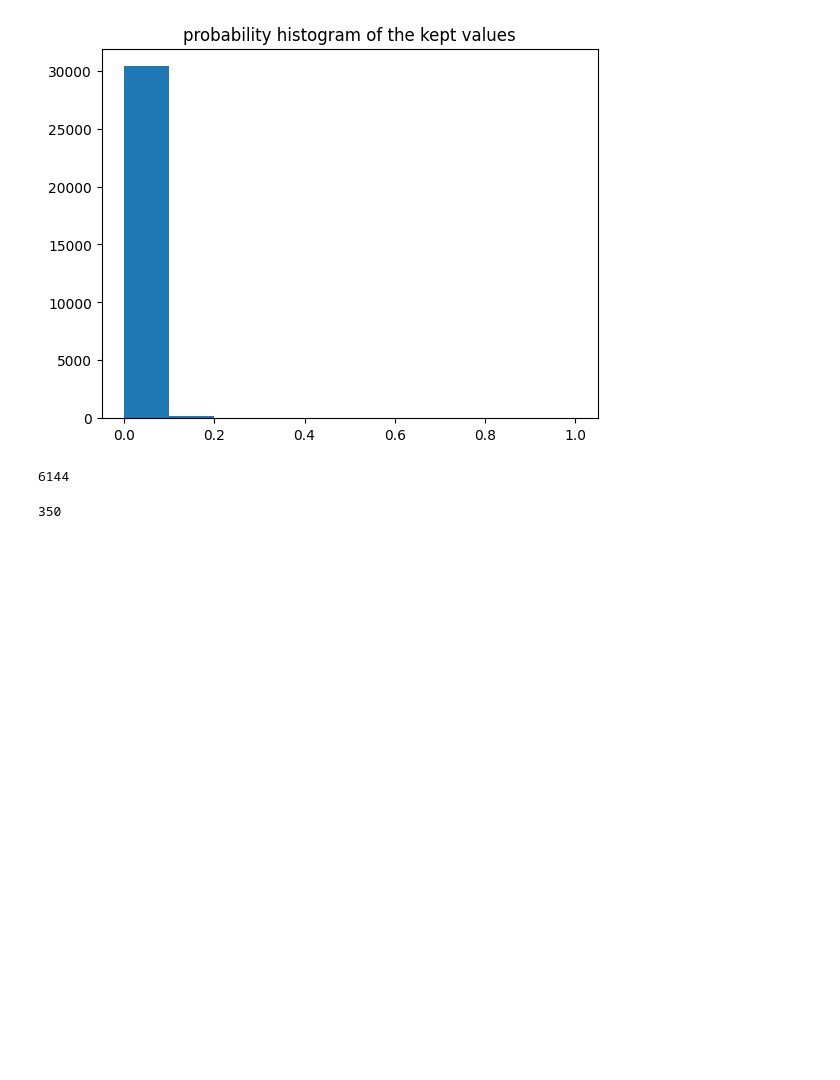
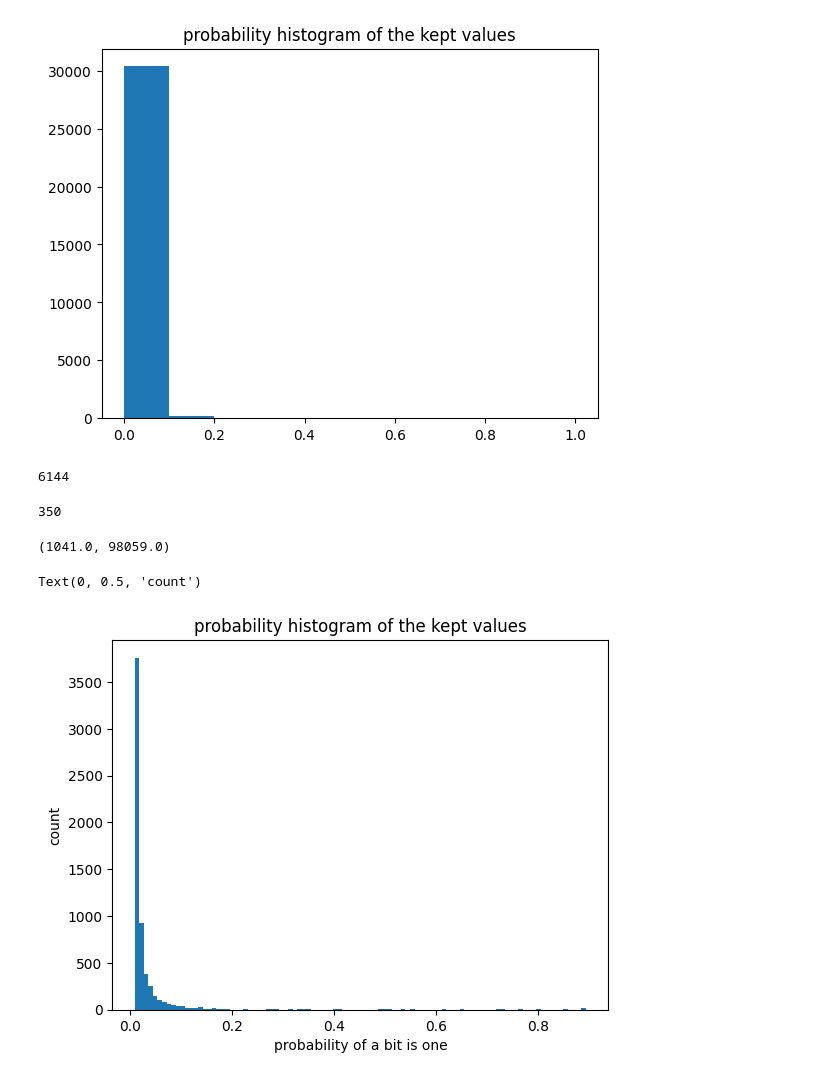
Before and after one commit to xwd0418/Spectre, a Jupyter notebook: notebooks/dataset_building/wangdong_inspect_current_6144r2_fp.ipynb, the cells around one changed output. Drawn from its saved outputs; the diff is of its cells as text; code cells hidden in the pictures; blank space fills up the shorter version.

```diff
--- a/notebooks/dataset_building/wangdong_inspect_current_6144r2_fp.ipynb
+++ b/notebooks/dataset_building/wangdong_inspect_current_6144r2_fp.ipynb
@@ -162,3 +162,17 @@ indices_kept_r0_to_r4.min()
 350
 # %%
 np.save("indices_kept_r0_to_r4.npy", indices_kept_r0_to_r4)
+# %%
+reduced_r0_to_r4_count = r0_to_r4_FP_count[indices_kept_r0_to_r4]
+reduced_r0_to_r4_count.min(), reduced_r0_to_r4_count.max()
+# %% [output]
+(1041.0, 98059.0)
+# %%
+prob = reduced_r0_to_r4_count/len(smile)
+plt.hist(prob, bins=100)
+plt.title("probability histogram of the kept values")
+plt.xlabel("probability of a bit is one")
+plt.ylabel("count")
+# %% [output]
+Text(0, 0.5, 'count')
+[figure, added]
```
Also changed, not shown: 2 other files.
